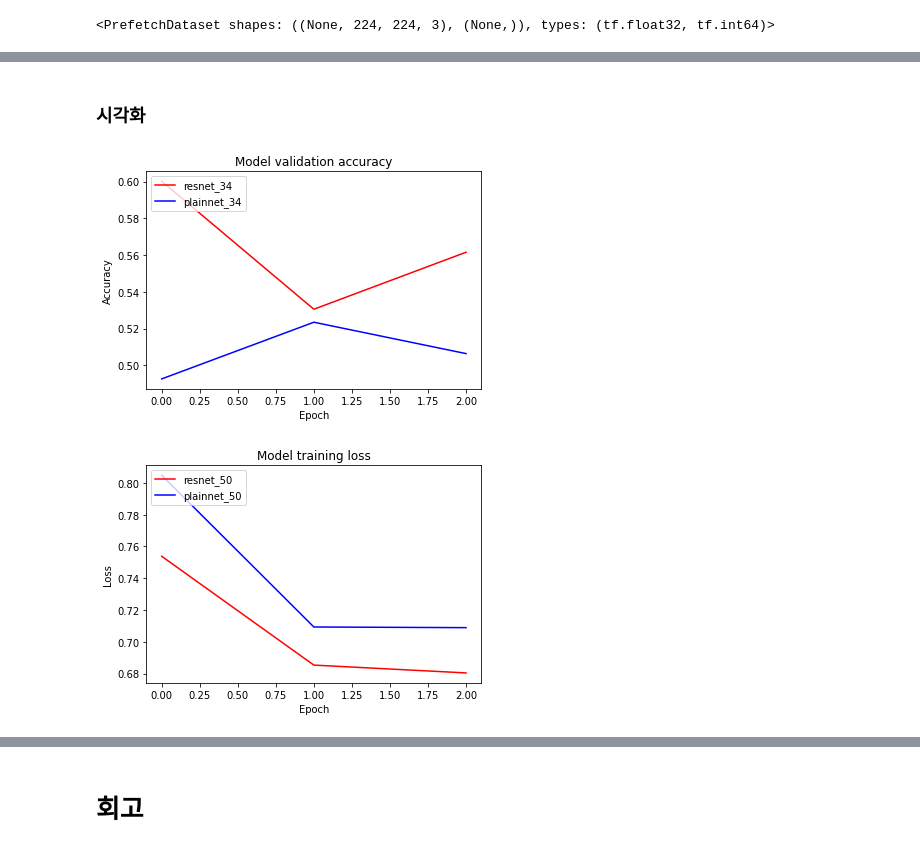
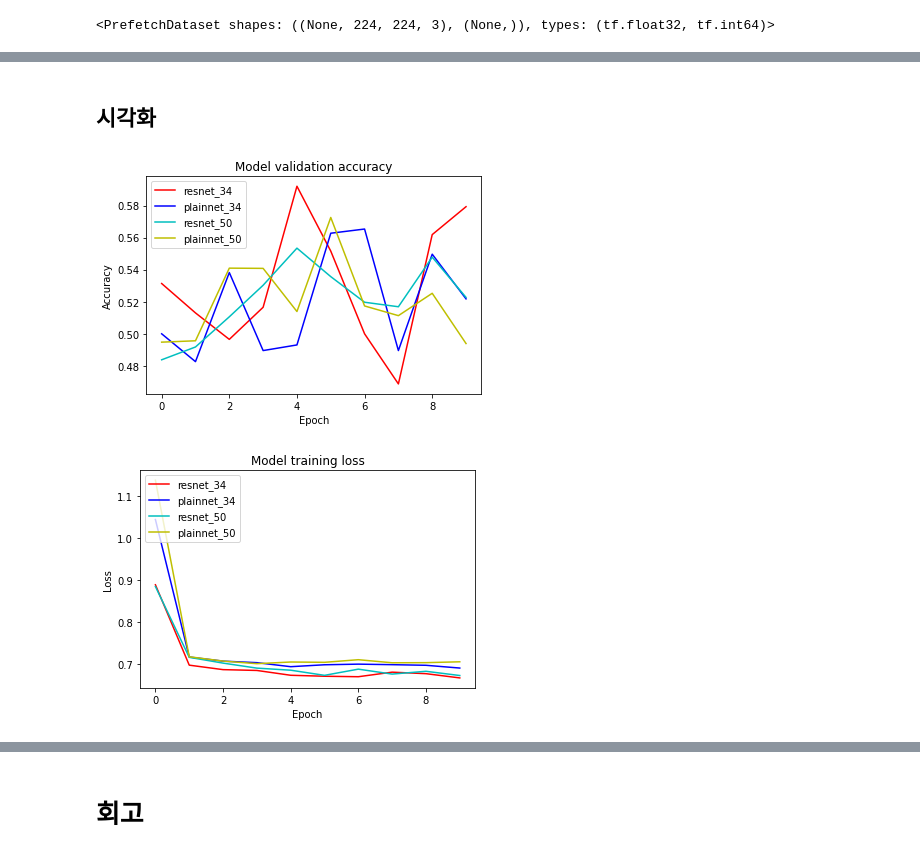
Before and after one commit to JHyeok-Choi/AIFFEL, a Jupyter notebook: Going_Deeper_CV/[GC-01]ResNet_Ablation_Study.ipynb, the cells around one changed output, grey strips where cells are left out. Drawn from its saved outputs; the diff is of its cells as text; code cells hidden in the pictures.

```diff
--- a/Going_Deeper_CV/[GC-01]ResNet_Ablation_Study.ipynb
+++ b/Going_Deeper_CV/[GC-01]ResNet_Ablation_Study.ipynb
@@ -217,7 +217,7 @@ setattr(tfds.image_classification.cats_vs_dogs, '_URL',"https://www.microsoft.co
 
 (ds_train, ds_test), ds_info = tfds.load(
     'cats_vs_dogs',
-    split=['train[:75%]', 'train[75%:]'],
+    split=['train[:20%]', 'train[20%:25%]'],
     shuffle_files=True,
     with_info=True,
 )
@@ -283,10 +283,10 @@ fig = tfds.show_examples(ds_test, ds_info)
 # %%
 BATCH_SIZE = 16
-EPOCH = 3
+EPOCH = 10
 # %%
 (ds_train, ds_test), ds_info = tfds.load(
     'cats_vs_dogs',
-    split=['train[:75%]', 'train[75%:]'],
+    split=['train[:20%]', 'train[20%:25%]'],
     as_supervised=True,
     shuffle_files=True,
     with_info=True,
@@ -470,22 +444,26 @@ Corrupt JPEG data: 99 extraneous bytes before marker 0xd9
 # %% [markdown]
-### 시각화
+## 시각화
 # %%
 plt.plot(history_res_34.history['val_accuracy'], 'r')
 plt.plot(history_plain_34.history['val_accuracy'], 'b')
+plt.plot(history_res_50.history['val_accuracy'], 'c')
+plt.plot(history_plain_50.history['val_accuracy'], 'y')
 plt.title('Model validation accuracy')
 plt.ylabel('Accuracy')
 plt.xlabel('Epoch')
-plt.legend(['resnet_34', 'plainnet_34'], loc='upper left')
+plt.legend(['resnet_34', 'plainnet_34', 'resnet_50', 'plainnet_50'], loc='upper left')
 plt.show()
 # %% [output]
-[figure, old version]
+[figure, new version]
 # %%
-plt.plot(history_res_50.history['loss'], 'r')
-plt.plot(history_plain_50.history['loss'], 'b')
+plt.plot(history_res_34.history['loss'], 'r')
+plt.plot(history_plain_34.history['loss'], 'b')
+plt.plot(history_res_50.history['loss'], 'c')
+plt.plot(history_plain_50.history['loss'], 'y')
 plt.title('Model training loss')
 plt.ylabel('Loss')
 plt.xlabel('Epoch')
-plt.legend(['resnet_50', 'plainnet_50'], loc='upper left')
+plt.legend(['resnet_34', 'plainnet_34', 'resnet_50', 'plainnet_50'], loc='upper left')
 plt.show()
 # %% [output]
-[figure, old version]
+[figure, new version]
```
Also changed, not shown: parts of 12 cells of this notebook.
